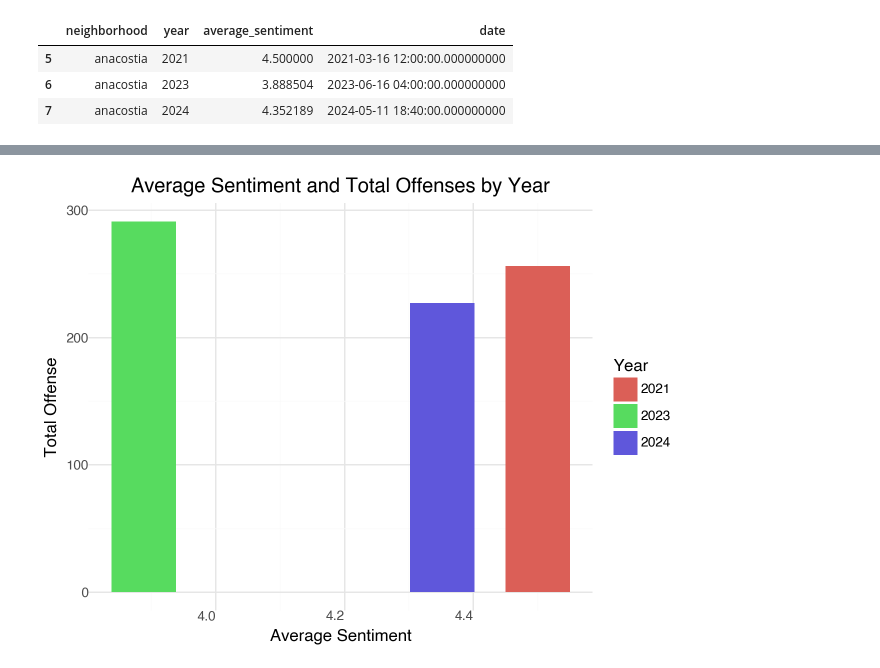
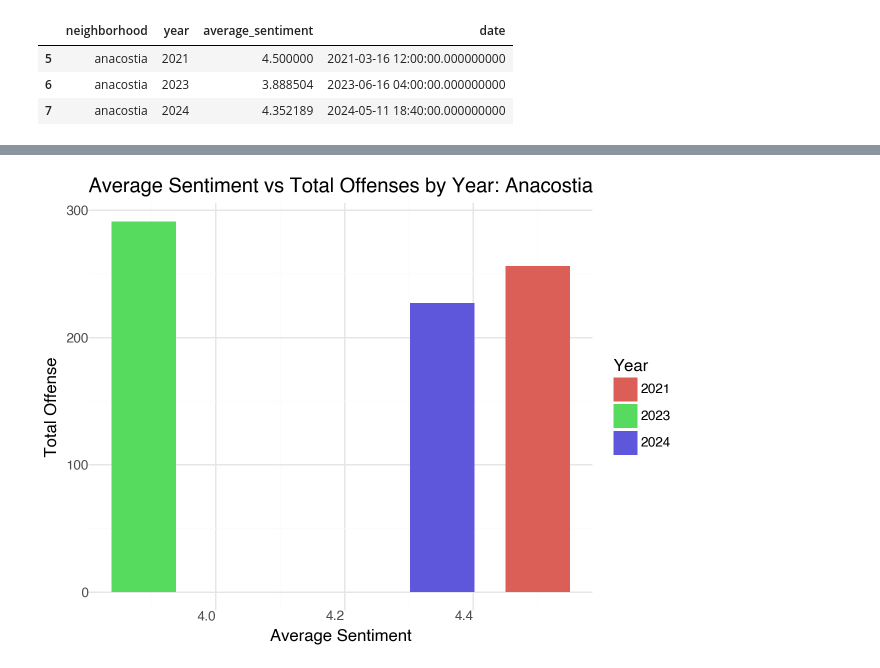
Before and after one commit to rebeccalwagner/PPOL_5203_FinalProject, a Jupyter notebook: files/visualizations/sentiment_actual_viz.ipynb, the cells around one changed output, grey strips where cells are left out. Drawn from its saved outputs; the diff is of its cells as text; code cells hidden in the pictures.

```diff
--- a/files/visualizations/sentiment_actual_viz.ipynb
+++ b/files/visualizations/sentiment_actual_viz.ipynb
@@ -199,19 +199,19 @@ merged_df_3['year'] = merged_df_3['year'].astype(str)
 # %%
 anacostia_sentiment_plot = (ggplot(data=merged_df_3) +
     # Bar for Average Sentiment
     geom_bar(aes(x="average_sentiment", fill = "year"),
              stat="count", width=0.1) +
 
     # Theme and adjustments
     theme_minimal(base_size=12) +
     theme(axis_text_x=element_text(hjust=1)) +
 
     # Title and labels
-    labs(x="Average Sentiment", y="Total Offense", title="Average Sentiment and Total Offenses by Year", fill="Year")
+    labs(x="Average Sentiment", y="Total Offense", title="Average Sentiment vs Total Offenses by Year: Anacostia", fill="Year")
 )
 
 anacostia_sentiment_plot
 # %% [output]
-[figure, old version]
+[figure, new version]
 # %%
 ggsave(anacostia_sentiment_plot, "../../figures/anacostia_crime.png")
```
Also changed, not shown: parts of 3 cells of this notebook, 3 other files.
